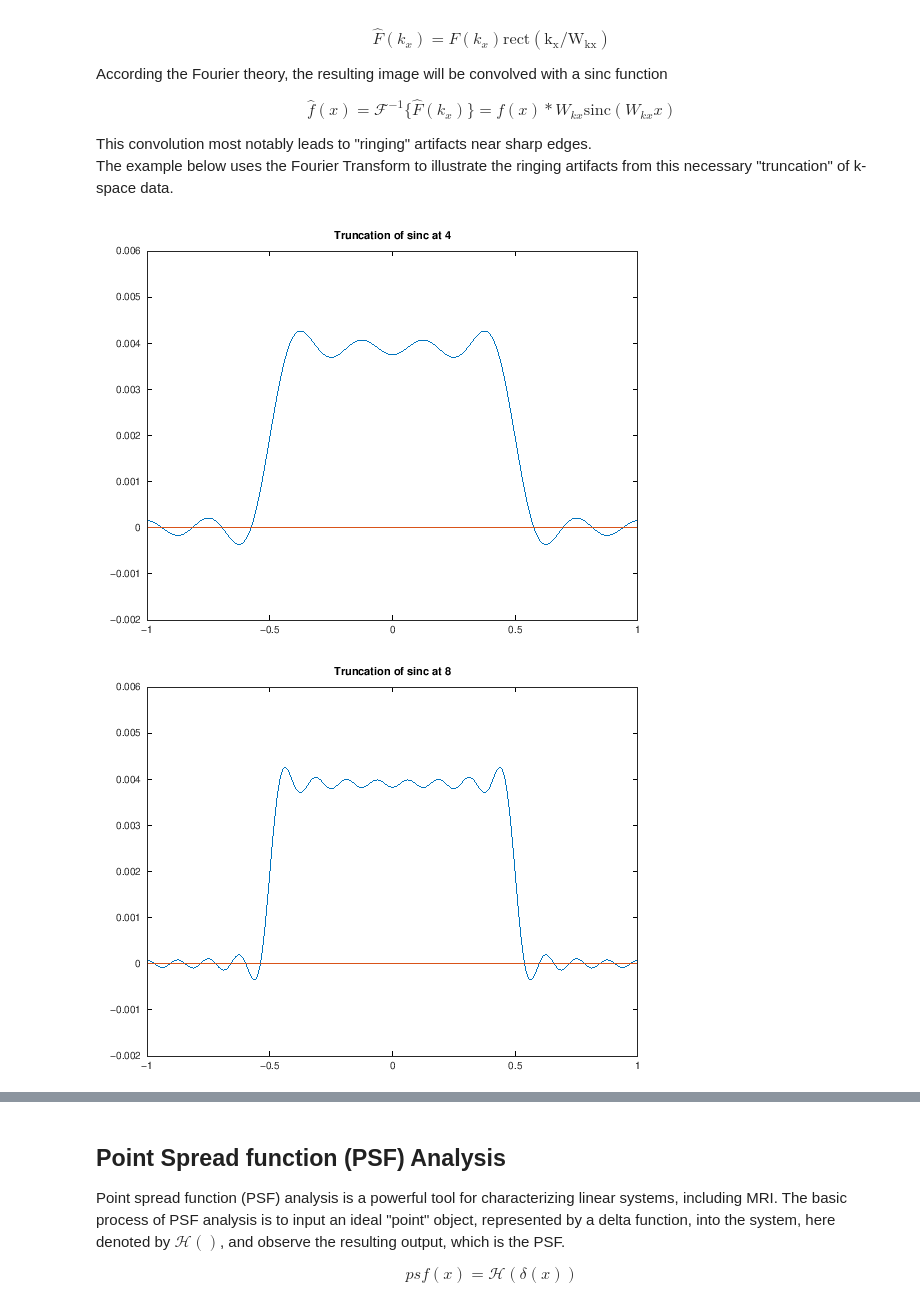
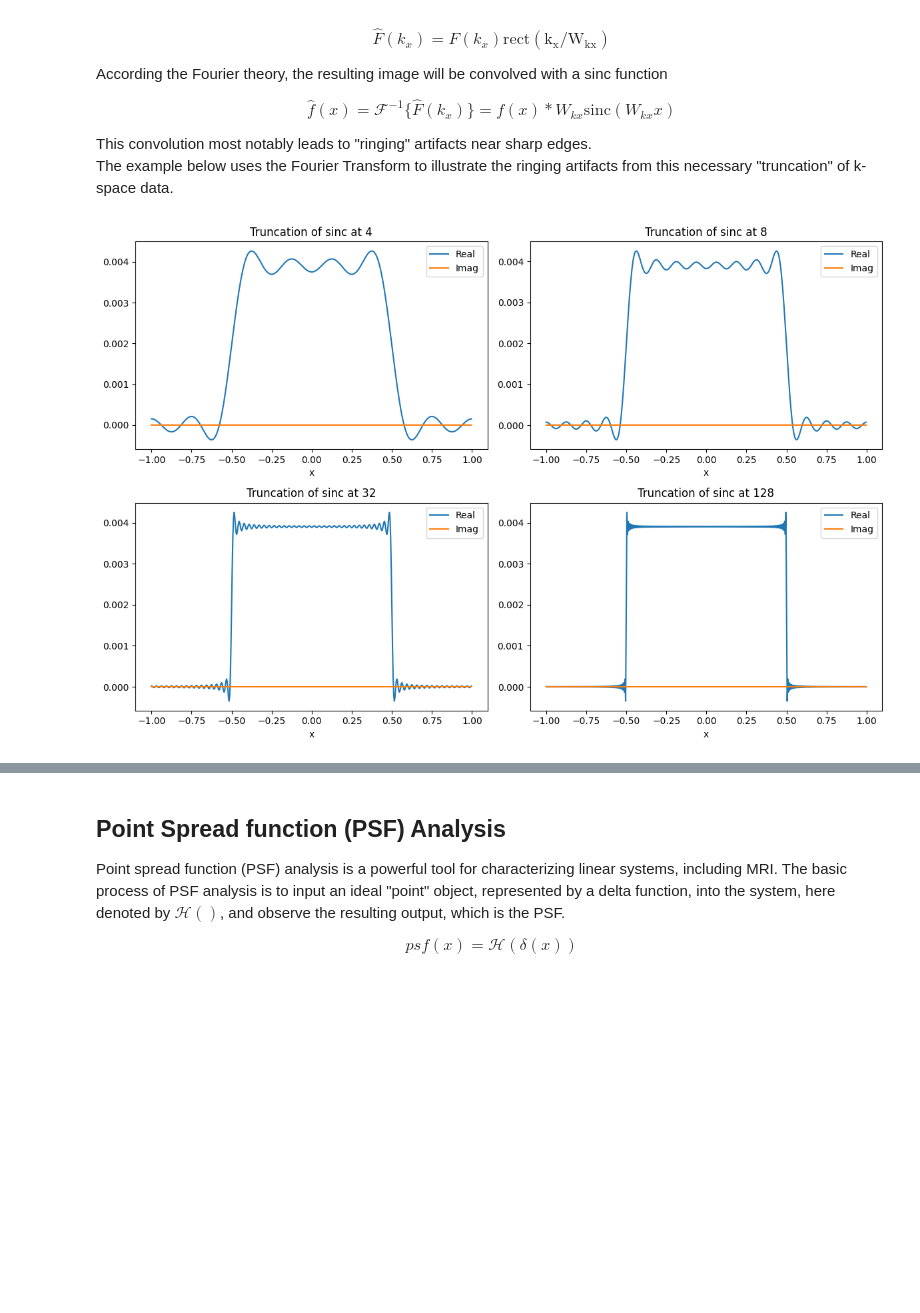
Before and after one commit to LarsonLab/MRI-education-resources, a Jupyter notebook: Notebooks/MRI Math Concepts.ipynb, the cells around one changed output, grey strips where cells are left out. Drawn from its saved outputs; the diff is of its cells as text; code cells hidden in the pictures; blank space fills up the shorter version.

```diff
--- a/Notebooks/MRI Math Concepts.ipynb
+++ b/Notebooks/MRI Math Concepts.ipynb
@@ -134,24 +138,25 @@ $$ \hat{f}(x) = \mathcal{F}^{-1}\{\hat{F}(k_x)\} = f(x) \ast W_{kx} \mathrm{sinc
 This convolution most notably leads to "ringing" artifacts near sharp edges.
 The example below uses the Fourier Transform to illustrate the ringing artifacts from this necessary "truncation" of k-space data.
 # %%
-% Illustrate Fourier decomposition of a rect function (with truncation to show ringing artifacts)
+N = 512
+kxmax = 128
+kx = np.linspace(-N/2, N/2-1, N) * (2 * kxmax) / N
+x = np.linspace(-N/2, N/2-1, N) / (2 * kxmax)
 
-N = 512;
-kxmax = 128;
-kx = [-N/2:N/2-1]/N * kxmax*2;
+fig, axs = plt.subplots(2, 2, figsize=(12, 8))
+kxmax_truncate_list = [4, 8, 32, 128]
+for idx, kxmax_truncate in enumerate(kxmax_truncate_list):
+    F = np.sinc(kx)
+    F[np.abs(kx) > kxmax_truncate] = 0
 
-x = [-N/2:N/2-1] /(2*kxmax);
-
-for kxmax_truncate = [4 8 32 128]; % [4 8 16 32 64 128];
-
-F = sinc(kx);
-F(find(abs(kx)>kxmax_truncate)) = 0;
-
-f = fftshift(ifft(ifftshift(F)));
-figure
-plot(x,real(f), x, imag(f))
-title(['Truncation of sinc at ' num2str(kxmax_truncate)])
-end
+    f = np.fft.fftshift(np.fft.ifft(np.fft.ifftshift(F)))
+    ax = axs[idx // 2, idx % 2]
+    ax.plot(x, np.real(f), label='Real')
+    ax.plot(x, np.imag(f), label='Imag')
+    ax.set_title(f'Truncation of sinc at {kxmax_truncate}')
+    ax.set_xlabel('x')
+    ax.legend()
+plt.tight_layout()
+plt.show()
 # %% [output]
-[figure, old version]
+[figure, new version]
-[figure, removed]
```
Also changed, not shown: parts of 3 cells of this notebook, 7 other files.
